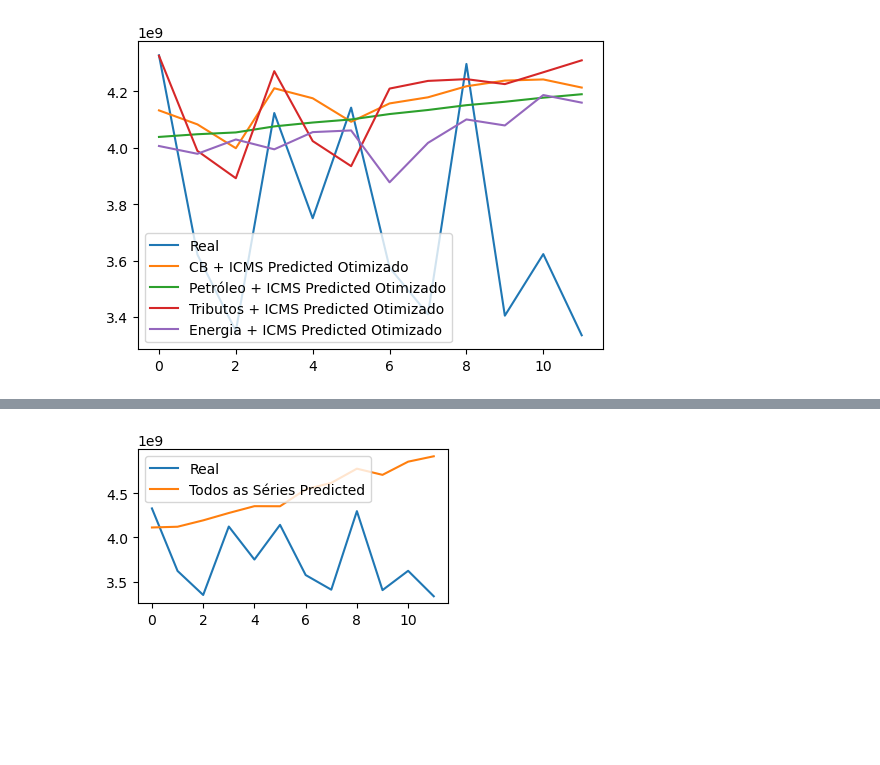
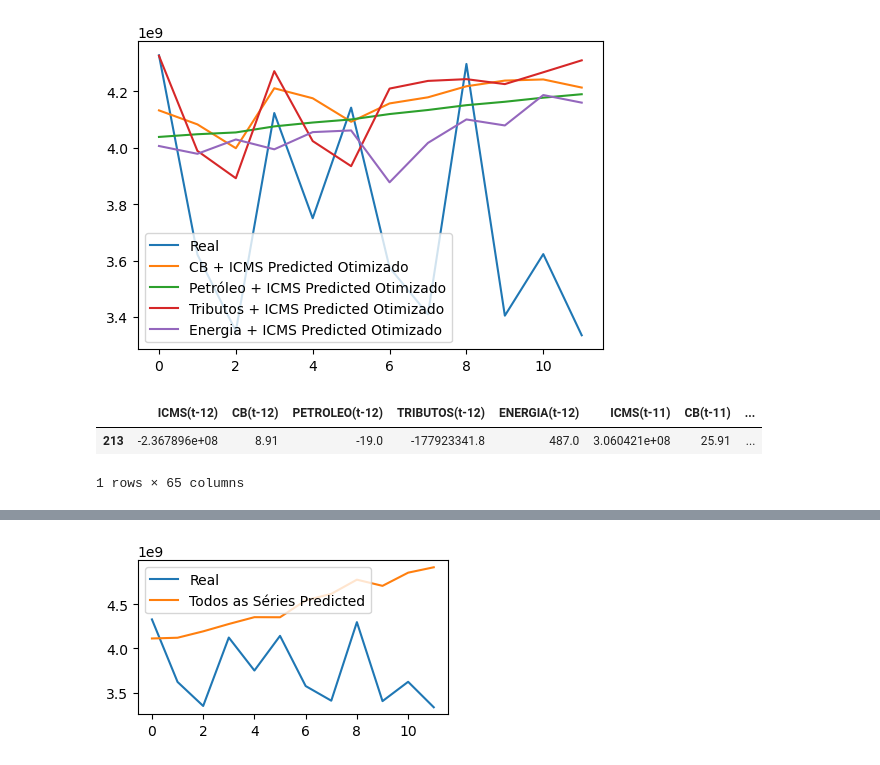
Before and after one commit to JPVercosa/icms-prediction, a Jupyter notebook: notebooks/xgboost.ipynb, the cells around one changed output, grey strips where cells are left out. Drawn from its saved outputs; the diff is of its cells as text; code cells hidden in the pictures; blank space fills up the shorter version.

```diff
--- a/notebooks/xgboost.ipynb
+++ b/notebooks/xgboost.ipynb
@@ -1319,3 +1319,9 @@ plt.show()
 # %% [output]
 [figure]
 [figure]
+# %%
+all_df[-1:]
+# %% [output]
+|  | ICMS(t-12) | CB(t-12) | PETROLEO(t-12) | TRIBUTOS(t-12) | ENERGIA(t-12) | ICMS(t-11) | CB(t-11) | ... |
+| 213 | -2.367896e+08 | 8.91 | -19.0 | -177923341.8 | 487.0 | 3.060421e+08 | 25.91 | ... |
+1 rows × 65 columns
```
Also changed, not shown: parts of 3 cells of this notebook.
